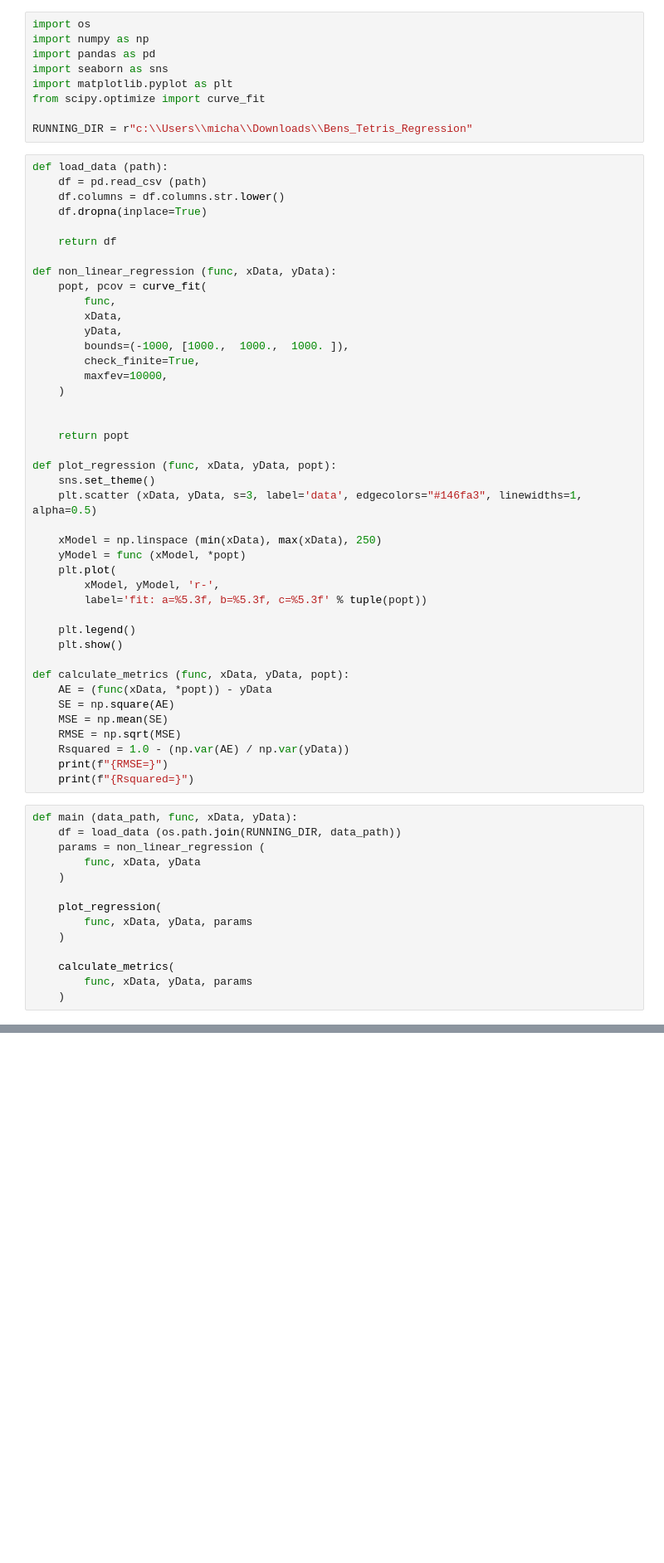
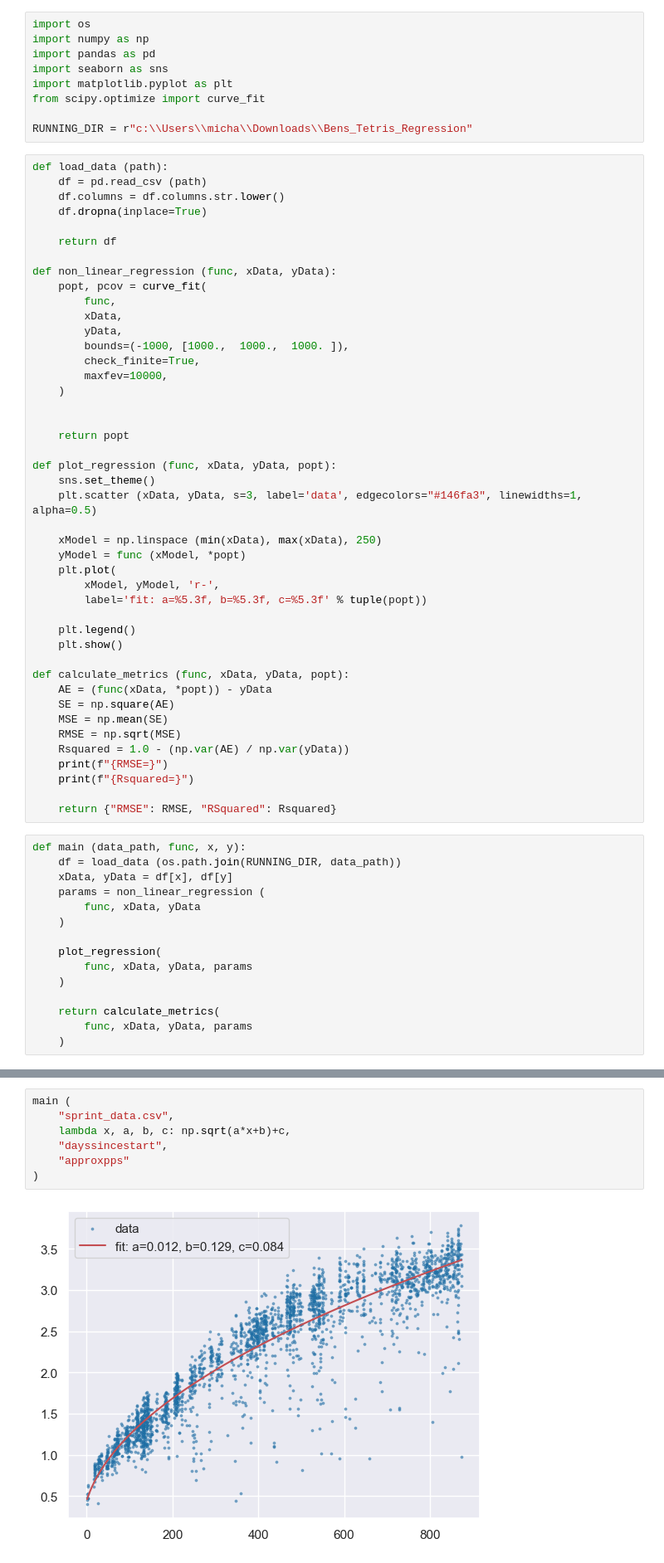
Before and after one commit to Michael-R-Dickinson/Bens_Tetris_Regression, a Jupyter notebook: scipy_generalizable_model.ipynb, the cells around one changed output, grey strips where cells are left out. Shown at 83% size. Cells and saved outputs as stored; diff of their text form; blank space fills up the shorter version.

Commit message:
added dict returns to main

```diff
--- a/scipy_generalizable_model.ipynb
+++ b/scipy_generalizable_model.ipynb
@@ -49,9 +49,12 @@ def calculate_metrics (func, xData, yData, popt):
     Rsquared = 1.0 - (np.var(AE) / np.var(yData))
     print(f"{RMSE=}")
     print(f"{Rsquared=}")
+
+    return {"RMSE": RMSE, "RSquared": Rsquared}
 # %%
-def main (data_path, func, xData, yData):
+def main (data_path, func, x, y):
     df = load_data (os.path.join(RUNNING_DIR, data_path))
+    xData, yData = df[x], df[y]
     params = non_linear_regression (
         func, xData, yData
     )
@@ -60,7 +63,7 @@ def main (data_path, func, xData, yData):
         func, xData, yData, params
     )
 
-    calculate_metrics(
+    return calculate_metrics(
         func, xData, yData, params
     )
 # %%
@@ -76,0 +81,9 @@ Rsquared=0.7989868903501287
+# %%
+main (
+    "sprint_data.csv",
+    lambda x, a, b, c: np.sqrt(a*x+b)+c,
+    "dayssincestart",
+    "approxpps"
+)
+# %% [output]
+[figure, added]
```
Also changed, not shown: parts of 2 cells of this notebook.
